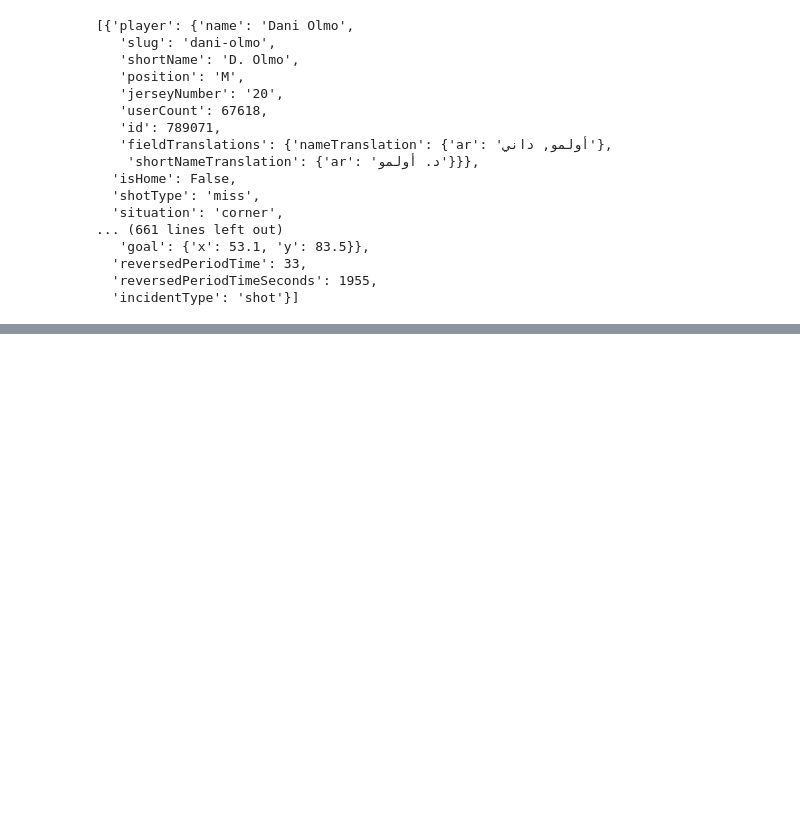
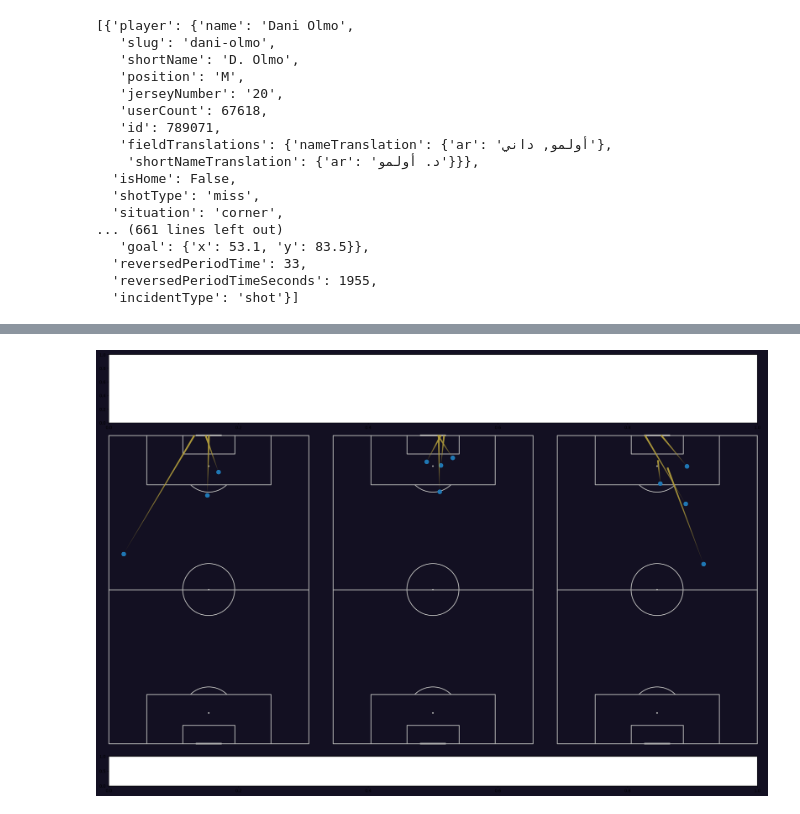
Before and after one commit to RidhoBeteer/barca-attacking-trio-vs-madrid, a Jupyter notebook: elclasico_shot_map.ipynb, the cells around one changed output, grey strips where cells are left out. Saved outputs shown, nothing was run; the diff lists cells and outputs as text; code cells hidden in the pictures; blank space fills up the shorter version.

```diff
--- a/elclasico_shot_map.ipynb
+++ b/elclasico_shot_map.ipynb
@@ -33,10 +33,9 @@ data
 # %%
 df = pd.DataFrame(data)
 df['player'] = df['player'].apply(lambda row: row['name'])
-df = df.loc[df.isHome == False]
-df = df.loc[df.player.isin(['Robert Lewandowski', 'Raphinha', 'Lamine Yamal'])]
 # %%
-for idx, row in df.iterrows():
-    for key in row['draw']:
-        if key == 'block':
-            print(row['draw']['block'])
+def filter_dataframe(d, c, v):
+    if c == 'player':
+        return d.loc[d[c].isin(v)]
+    else:
+        return d.loc[d[c] == v]
@@ -45,0 +42,4 @@ for idx, row in df.iterrows():
+# %%
+df = filter_dataframe(df, 'isHome', False)
+df = filter_dataframe(df, 'player', ['Robert Lewandowski', 'Raphinha', 'Lamine Yamal'])
+df
@@ -45,0 +59,5 @@ for idx, row in df.iterrows():
+# %%
+df['x'] = df.draw.map(lambda x: x['start']['x'])
+df['y'] = df.draw.map(lambda x: x['start']['y'])
+df['endX']= df.draw.map(lambda x: x['block']['x'] if 'block' in x else x['end']['x'])
+df['endY']= df.draw.map(lambda x: x['block']['y'] if 'block' in x else x['end']['y'])
@@ -45,0 +79,23 @@ for idx, row in df.iterrows():
+# %%
+pitch = VerticalPitch(pitch_type='wyscout', pitch_color='#131022')
+fig, axs = pitch.grid(ncols=3, figheight=15)
+fig.set_facecolor('#131022')
+
+raphinha_shotslane = pitch.lines(100 - df.loc[df.player == 'Raphinha'].y, df.loc[df.player == 'Raphinha'].x,
+                             100 - df.loc[df.player == 'Raphinha'].endY, df.loc[df.player == 'Raphinha'].endX,
+                             lw=4, transparent=True, comet=True, label='Raphinha',
+                             color='#ad993c', ax=axs['pitch'][0])
+raphinha_shot = pitch.scatter(100 - df.loc[df.player == 'Raphinha'].y, df.loc[df.player == 'Raphinha'].x, s= 100, ax=axs['pitch'][0])
+
+lewy_shotslane = pitch.lines(100 - df.loc[df.player == 'Robert Lewandowski'].y, df.loc[df.player == 'Robert Lewandowski'].x,
+                             100 - df.loc[df.player == 'Robert Lewandowski'].endY, df.loc[df.player == 'Robert Lewandowski'].endX,
+                             lw=4, transparent=True, comet=True, label='Robert Lewandowski',
+                             color='#ad993c', ax=axs['pitch'][1])
+lewy_shot = pitch.scatter(100 - df.loc[df.player == 'Robert Lewandowski'].y, df.loc[df.player == 'Robert Lewandowski'].x, s= 100, ax=axs['pitch'][1])
+yamal_shotslane = pitch.lines(100 - df.loc[df.player == 'Lamine Yamal'].y, df.loc[df.player == 'Lamine Yamal'].x,
+                             100 - df.loc[df.player == 'Lamine Yamal'].endY, df.loc[df.player == 'Lamine Yamal'].endX,
+                             lw=4, transparent=True, comet=True, label='Lamine Yamal',
+                             color='#ad993c', ax=axs['pitch'][2])
+yamal_shot = pitch.scatter(100 - df.loc[df.player == 'Lamine Yamal'].y, df.loc[df.player == 'Lamine Yamal'].x, s= 100, ax=axs['pitch'][2])
+# %% [output]
+[figure, added]
```
Also changed, not shown: parts of 4 cells of this notebook.
